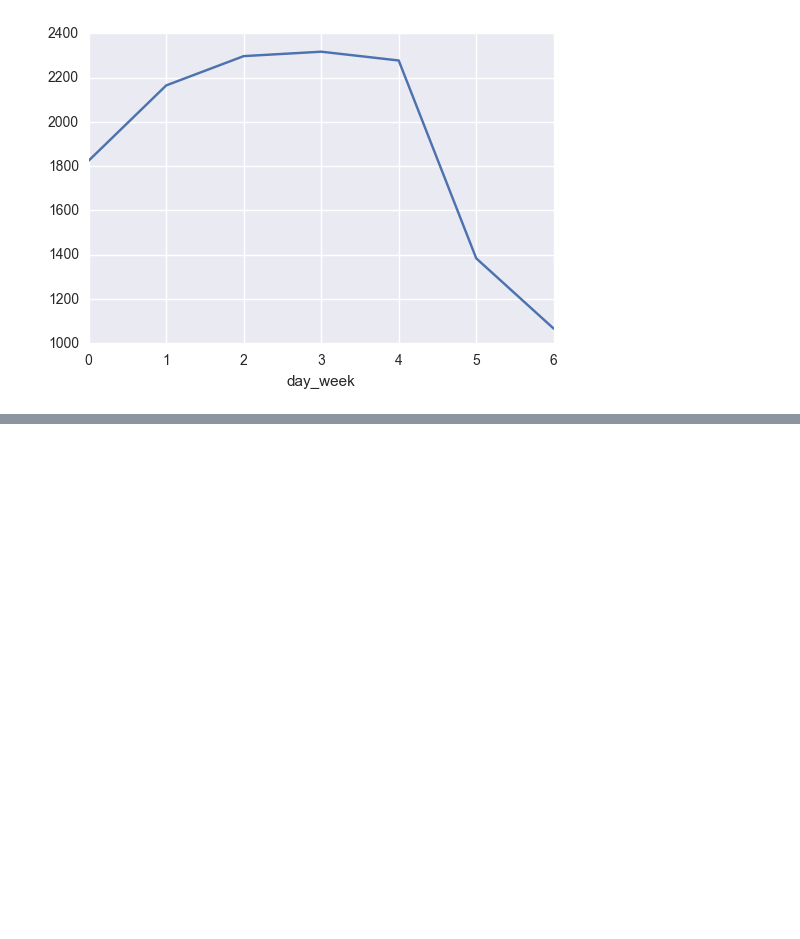
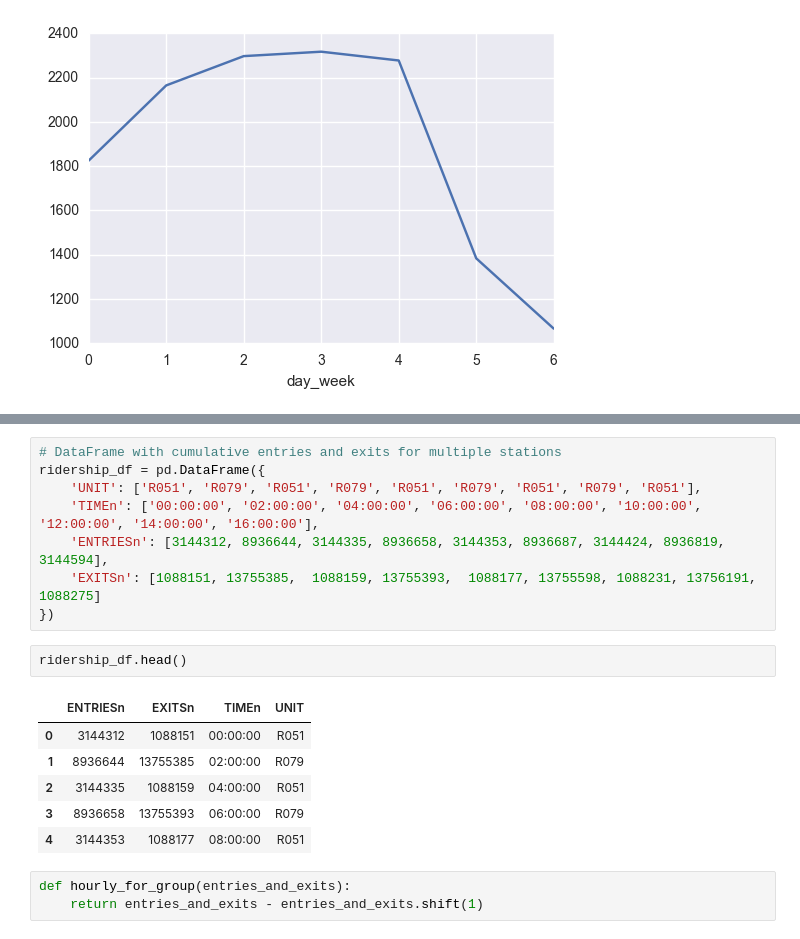
Before and after one commit to vagnercazarotto/MachineLearningSpecialization, a Jupyter notebook: Intro to Data Analysis/Pandas groupby().ipynb, the cells around one changed output, grey strips where cells are left out. Drawn from its saved outputs; the diff is of its cells as text; blank space fills up the shorter version.

Commit message:
Calculating Hourly Entries and Exits

```diff
--- a/Intro to Data Analysis/Pandas groupby().ipynb
+++ b/Intro to Data Analysis/Pandas groupby().ipynb
@@ -122,0 +189,20 @@ Populating the interactive namespace from numpy and matplotlib
+# %%
+# DataFrame with cumulative entries and exits for multiple stations
+ridership_df = pd.DataFrame({
+    'UNIT': ['R051', 'R079', 'R051', 'R079', 'R051', 'R079', 'R051', 'R079', 'R051'],
+    'TIMEn': ['00:00:00', '02:00:00', '04:00:00', '06:00:00', '08:00:00', '10:00:00', '12:00:00', '14:00:00', '16:00:00'],
+    'ENTRIESn': [3144312, 8936644, 3144335, 8936658, 3144353, 8936687, 3144424, 8936819, 3144594],
+    'EXITSn': [1088151, 13755385,  1088159, 13755393,  1088177, 13755598, 1088231, 13756191,  1088275]
+})
+# %%
+ridership_df.head()
+# %% [output]
+|  | ENTRIESn | EXITSn | TIMEn | UNIT |
+| 0 | 3144312 | 1088151 | 00:00:00 | R051 |
+| 1 | 8936644 | 13755385 | 02:00:00 | R079 |
+| 2 | 3144335 | 1088159 | 04:00:00 | R051 |
+| 3 | 8936658 | 13755393 | 06:00:00 | R079 |
+| 4 | 3144353 | 1088177 | 08:00:00 | R051 |
+# %%
+def hourly_for_group(entries_and_exits):
+    return entries_and_exits - entries_and_exits.shift(1)
```
Also changed, not shown: parts of 4 cells of this notebook.
